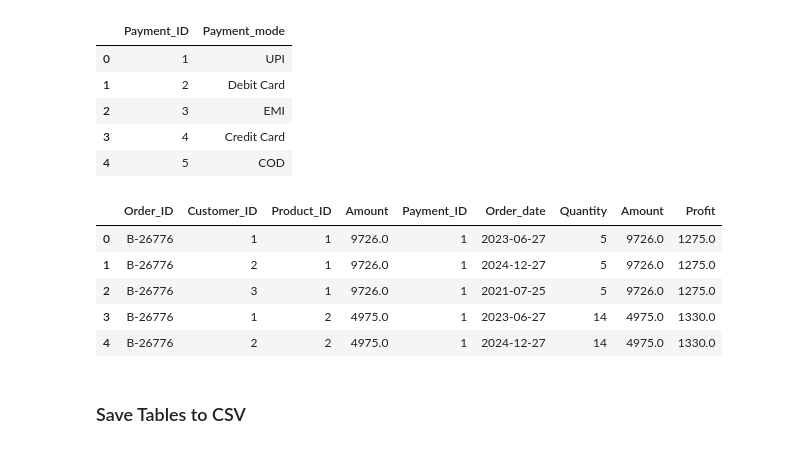
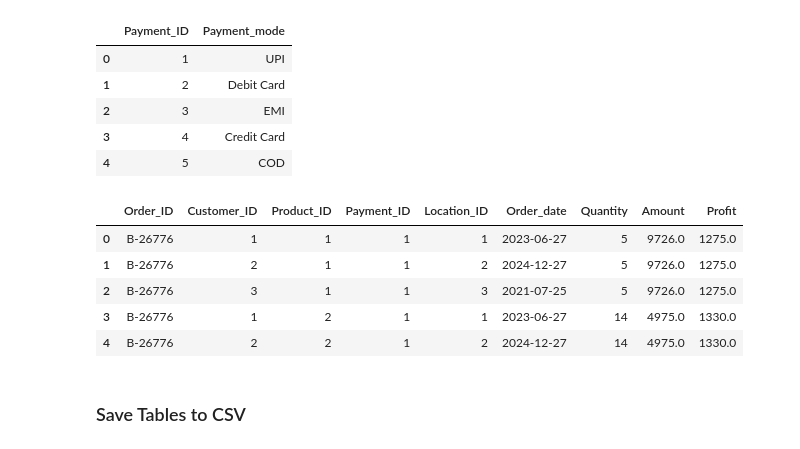
Before and after one commit to Shedrack-Ogbuike/Sales_intelligence, a Jupyter notebook: Sales_intelligence.ipynb, the cells around one changed output. Drawn from its saved outputs; the diff is of its cells as text; code cells hidden in the pictures.

```diff
--- a/Sales_intelligence.ipynb
+++ b/Sales_intelligence.ipynb
@@ -132,9 +135,9 @@ Locations_df.head()
 # %%
 # Customers Table
 Customers_df = Sales_intelligence[['Customer_name', 'City', 'State']].drop_duplicates().reset_index(drop=True)
-Customers_df = Customers_df.merge(Locations_df, on=['City', 'State'], how='left')
+Customers_df = Customers_df.merge(Locations_df[['Location_ID', 'City', 'State']], on=['City', 'State'], how='left')
 Customers_df['Customer_ID'] = Customers_df.index + 1
-Customers_df =Customers_df[['Customer_ID', 'Customer_name', 'Location_ID']]
+Customers_df = Customers_df[['Customer_ID', 'Customer_name', 'Location_ID']]
 Customers_df.head()
 # %% [output]
 |  | Customer_ID | Customer_name | Location_ID |
@@ -143,9 +146,3 @@ Customers_df.head()
 | 2 | 3 | Robert Stone | 3 |
 | 3 | 4 | John Fields | 4 |
 | 4 | 5 | Clayton Smith | 1 |
-# %%
-# Products Table
-Products_df = Sales_intelligence[['Category', 'Sub_category']].drop_duplicates().reset_index(drop=True)
-Products_df['Product_ID'] = Products_df.index + 1
-Products_df = Products_df[['Product_ID', 'Category', 'Sub_category']]
-Products_df.head()
@@ -172,22 +162,22 @@ Payments_df.head()
 # %%
 # Orders Table
 # Merge all Pimary_IDs
 Orders_df = Sales_intelligence.copy()
 Orders_df = Orders_df.merge(Customers_df, on='Customer_name', how='left')
 Orders_df = Orders_df.merge(Products_df, on=['Category', 'Sub_category'], how='left')
 Orders_df = Orders_df.merge(Payments_df, on='Payment_mode', how='left')
 
 # Final structure
-Orders_df = Orders_df[['Order_ID', 'Customer_ID', 'Product_ID', 'Amount', 'Payment_ID',
-                       'Order_date', 'Quantity', 'Amount', 'Profit']]
+Orders_df = Orders_df[['Order_ID', 'Customer_ID', 'Product_ID', 'Payment_ID',
+                        'Location_ID', 'Order_date', 'Quantity', 'Amount', 'Profit']].drop_duplicates().reset_index(drop=True)
 Orders_df.head()
 # %% [output]
-|  | Order_ID | Customer_ID | Product_ID | Amount | Payment_ID | Order_date | Quantity | Amount | Profit |
-| 0 | B-26776 | 1 | 1 | 9726.0 | 1 | 2023-06-27 | 5 | 9726.0 | 1275.0 |
-| 1 | B-26776 | 2 | 1 | 9726.0 | 1 | 2024-12-27 | 5 | 9726.0 | 1275.0 |
-| 2 | B-26776 | 3 | 1 | 9726.0 | 1 | 2021-07-25 | 5 | 9726.0 | 1275.0 |
-| 3 | B-26776 | 1 | 2 | 4975.0 | 1 | 2023-06-27 | 14 | 4975.0 | 1330.0 |
-| 4 | B-26776 | 2 | 2 | 4975.0 | 1 | 2024-12-27 | 14 | 4975.0 | 1330.0 |
+|  | Order_ID | Customer_ID | Product_ID | Payment_ID | Location_ID | Order_date | Quantity | Amount | Profit |
+| 0 | B-26776 | 1 | 1 | 1 | 1 | 2023-06-27 | 5 | 9726.0 | 1275.0 |
+| 1 | B-26776 | 2 | 1 | 1 | 2 | 2024-12-27 | 5 | 9726.0 | 1275.0 |
+| 2 | B-26776 | 3 | 1 | 1 | 3 | 2021-07-25 | 5 | 9726.0 | 1275.0 |
+| 3 | B-26776 | 1 | 2 | 1 | 1 | 2023-06-27 | 14 | 4975.0 | 1330.0 |
+| 4 | B-26776 | 2 | 2 | 1 | 2 | 2024-12-27 | 14 | 4975.0 | 1330.0 |
 # %% [markdown]
 ### Save Tables to CSV
 # %%
```
Also changed, not shown: parts of 32 cells of this notebook, 6 other files.
